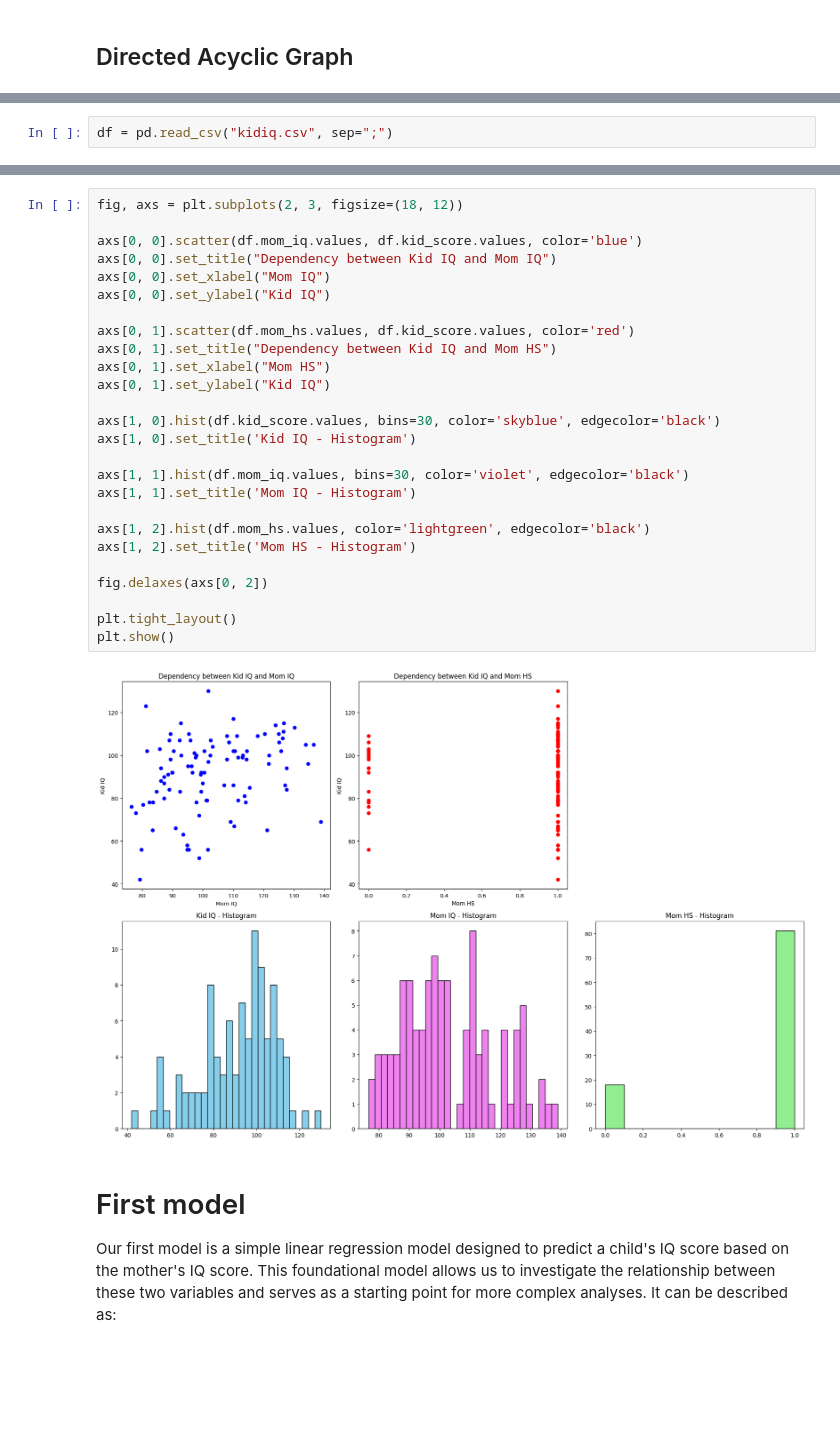
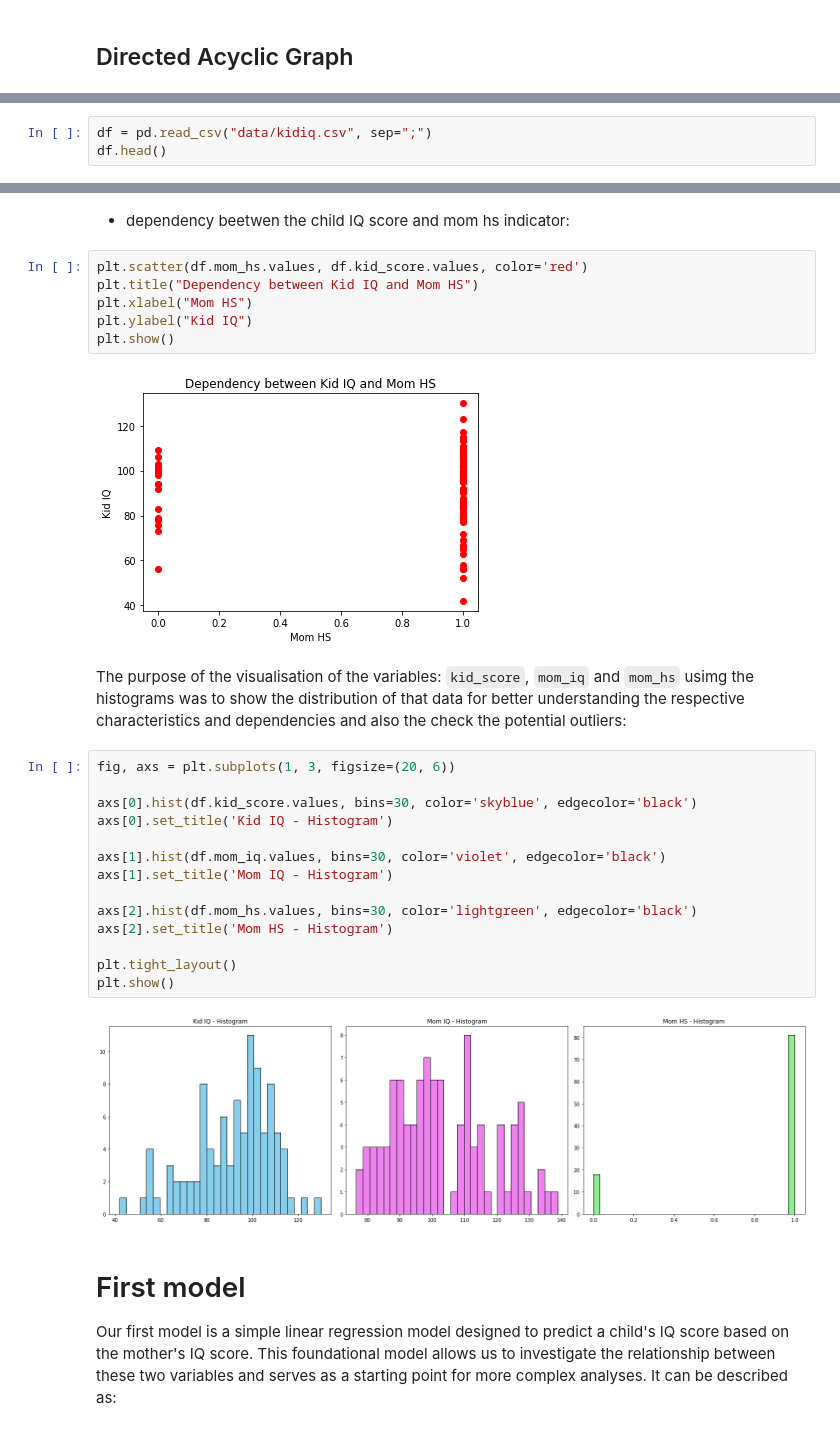
Before and after one commit to Sylwiam12/kidiq, a Jupyter notebook: kid_iq_FULL.ipynb, the cells around one changed output, grey strips where cells are left out. Drawn from its saved outputs; the diff is of its cells as text; blank space fills up the shorter version.

Commit message:
change of structure, update: data preprocesing, model comparison

```diff
--- a/kid_iq_FULL.ipynb
+++ b/kid_iq_FULL.ipynb
@@ -45,2 +49,3 @@ warnings.filterwarnings("ignore")
 # %%
-df = pd.read_csv("kidiq.csv", sep=";")
+df = pd.read_csv("data/kidiq.csv", sep=";")
+df.head()
@@ -70,31 +108,31 @@ df.corr()
+# %% [markdown]
+- dependency beetwen the child IQ score and mom hs indicator:
+# %%
+plt.scatter(df.mom_hs.values, df.kid_score.values, color='red')
+plt.title("Dependency between Kid IQ and Mom HS")
+plt.xlabel("Mom HS")
+plt.ylabel("Kid IQ")
+plt.show()
+# %% [output]
+[figure, added]
+# %% [markdown]
+The purpose of the visualisation of the variables:  `kid_score`, `mom_iq` and `mom_hs` usimg the histograms was to show the distribution of that data for better understanding the respective characteristics and dependencies and also the check the potential outliers:
 # %%
-fig, axs = plt.subplots(2, 3, figsize=(18, 12))
+fig, axs = plt.subplots(1, 3, figsize=(20, 6))
 
-axs[0, 0].scatter(df.mom_iq.values, df.kid_score.values, color='blue')
-axs[0, 0].set_title("Dependency between Kid IQ and Mom IQ")
-axs[0, 0].set_xlabel("Mom IQ")
-axs[0, 0].set_ylabel("Kid IQ")
+axs[0].hist(df.kid_score.values, bins=30, color='skyblue', edgecolor='black')
+axs[0].set_title('Kid IQ - Histogram')
 
-axs[0, 1].scatter(df.mom_hs.values, df.kid_score.values, color='red')
-axs[0, 1].set_title("Dependency between Kid IQ and Mom HS")
-axs[0, 1].set_xlabel("Mom HS")
-axs[0, 1].set_ylabel("Kid IQ")
+axs[1].hist(df.mom_iq.values, bins=30, color='violet', edgecolor='black')
+axs[1].set_title('Mom IQ - Histogram')
 
-axs[1, 0].hist(df.kid_score.values, bins=30, color='skyblue', edgecolor='black')
-axs[1, 0].set_title('Kid IQ - Histogram')
-
-axs[1, 1].hist(df.mom_iq.values, bins=30, color='violet', edgecolor='black')
-axs[1, 1].set_title('Mom IQ - Histogram')
-
-axs[1, 2].hist(df.mom_hs.values, color='lightgreen', edgecolor='black')
-axs[1, 2].set_title('Mom HS - Histogram')
-
-fig.delaxes(axs[0, 2])
+axs[2].hist(df.mom_hs.values, bins=30, color='lightgreen', edgecolor='black')
+axs[2].set_title('Mom HS - Histogram')
 
 plt.tight_layout()
 plt.show()
 # %% [output]
-[figure, old version]
+[figure, new version]
 # %% [markdown]
 # First model
 Our first model is a simple linear regression model designed to predict a child's IQ score based on the mother's IQ score. This foundational model allows us to investigate the relationship between these two variables and serves as a starting point for more complex analyses. It can be described as:
```
Also changed, not shown: parts of 36 cells of this notebook, 25 other files.
